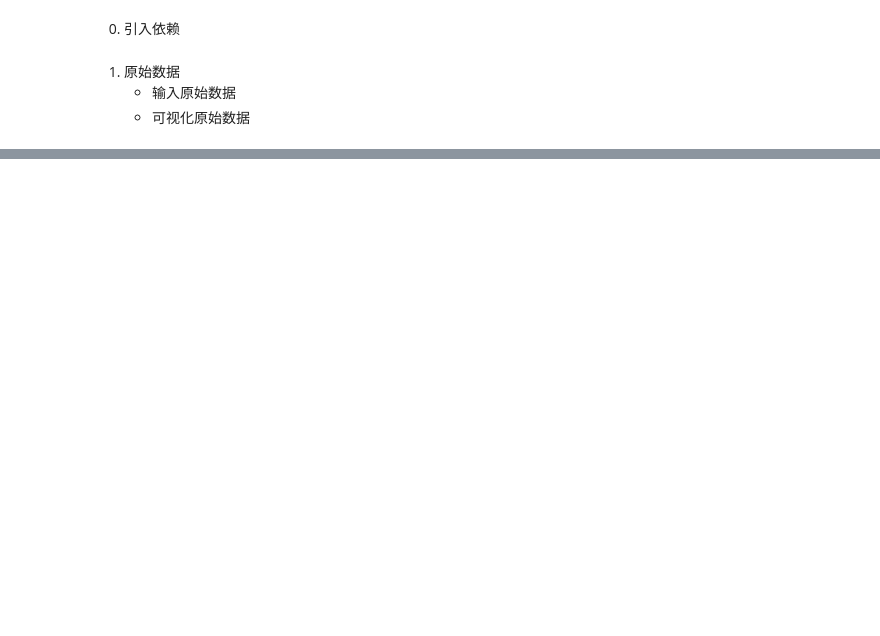
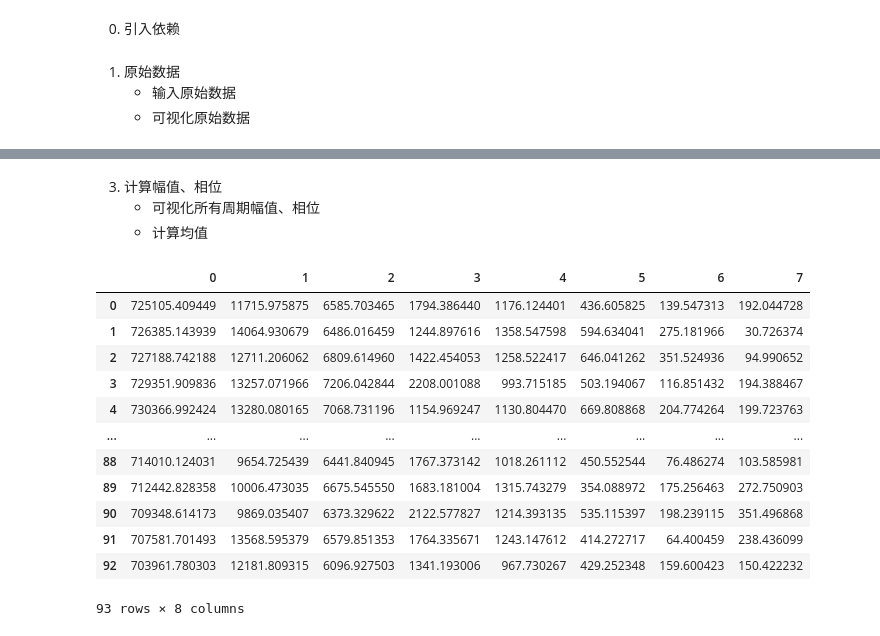
Before and after one commit to wxl15/yijyun-jupyter, a Jupyter notebook: jingluo.ipynb, the cells around one changed output, grey strips where cells are left out. Drawn from its saved outputs; the diff is of its cells as text; code cells hidden in the pictures; blank space fills up the shorter version.

```diff
--- a/jingluo.ipynb
+++ b/jingluo.ipynb
@@ -23,0 +66,22 @@ plt.plot(raw_data)
+# %% [markdown]
+3. 计算幅值、相位
+    - 可视化所有周期幅值、相位
+    - 计算均值
+# %%
+# 可视化
+amps, phases = jingluo.compute(raw_data, trough_locs)
+pd.DataFrame(amps) # 幅值
+# %% [output]
+|  | 0 | 1 | 2 | 3 | 4 | 5 | 6 | 7 |
+| 0 | 725105.409449 | 11715.975875 | 6585.703465 | 1794.386440 | 1176.124401 | 436.605825 | 139.547313 | 192.044728 |
+| 1 | 726385.143939 | 14064.930679 | 6486.016459 | 1244.897616 | 1358.547598 | 594.634041 | 275.181966 | 30.726374 |
+| 2 | 727188.742188 | 12711.206062 | 6809.614960 | 1422.454053 | 1258.522417 | 646.041262 | 351.524936 | 94.990652 |
+| 3 | 729351.909836 | 13257.071966 | 7206.042844 | 2208.001088 | 993.715185 | 503.194067 | 116.851432 | 194.388467 |
+| 4 | 730366.992424 | 13280.080165 | 7068.731196 | 1154.969247 | 1130.804470 | 669.808868 | 204.774264 | 199.723763 |
+| ... | ... | ... | ... | ... | ... | ... | ... | ... |
+| 88 | 714010.124031 | 9654.725439 | 6441.840945 | 1767.373142 | 1018.261112 | 450.552544 | 76.486274 | 103.585981 |
+| 89 | 712442.828358 | 10006.473035 | 6675.545550 | 1683.181004 | 1315.743279 | 354.088972 | 175.256463 | 272.750903 |
+| 90 | 709348.614173 | 9869.035407 | 6373.329622 | 2122.577827 | 1214.393135 | 535.115397 | 198.239115 | 351.496868 |
+| 91 | 707581.701493 | 13568.595379 | 6579.851353 | 1764.335671 | 1243.147612 | 414.272717 | 64.400459 | 238.436099 |
+| 92 | 703961.780303 | 12181.809315 | 6096.927503 | 1341.193006 | 967.730267 | 429.252348 | 159.600423 | 150.422232 |
+93 rows × 8 columns
```
Also changed, not shown: parts of 15 cells of this notebook, 3 other files.
